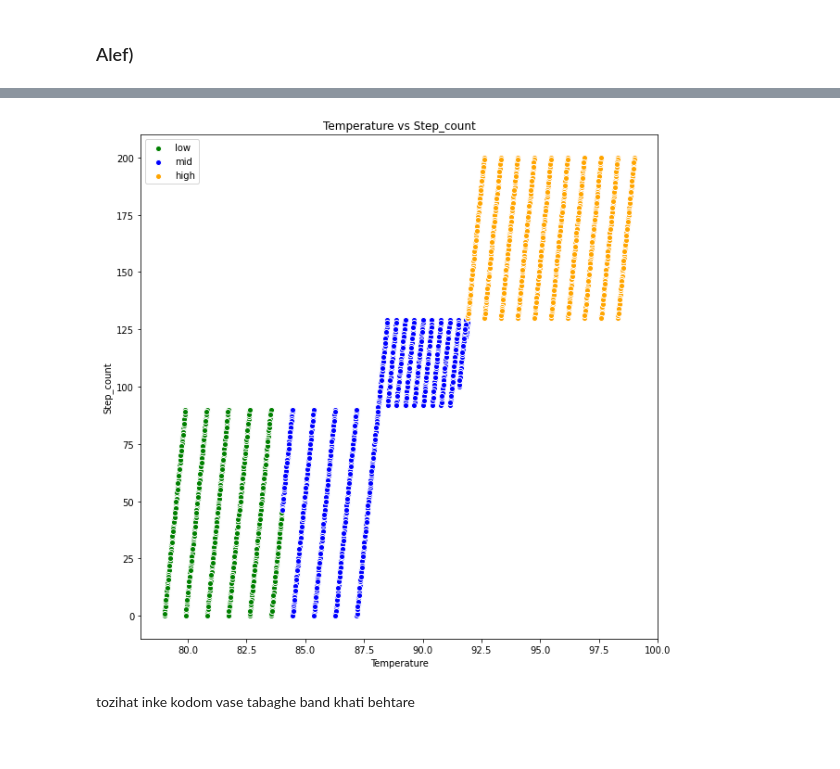
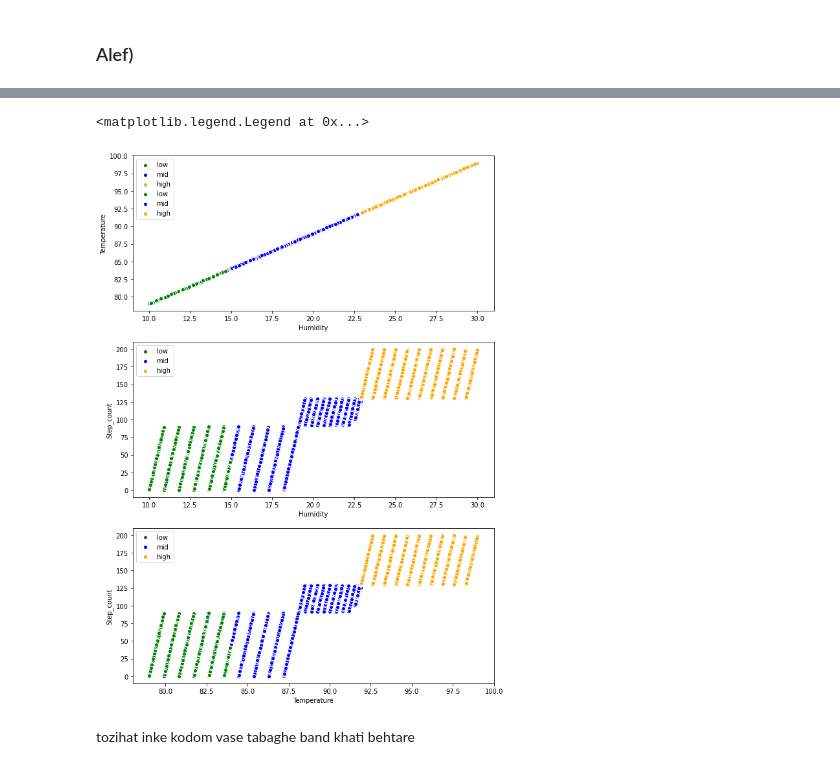
Before and after one commit to Arashlf/UT_ML_Course, a Jupyter notebook: Homework2/Q4-6.ipynb, the cells around one changed output, grey strips where cells are left out. Saved outputs shown, nothing was run; the diff lists cells and outputs as text; code cells hidden in the pictures.

```diff
--- a/Homework2/Q4-6.ipynb
+++ b/Homework2/Q4-6.ipynb
@@ -166,18 +136,51 @@ plt.show()
-# %%
-plt.figure(figsize=(10, 10))
-plt.scatter(data[data["Stress_Level"] == 'low']['Temperature'], data[data["Stress_Level"] == 'low']['Step_count'],
-            marker = '.', edgecolor = 'white', facecolors='green', s=150, label='low')
-plt.scatter(data[data["Stress_Level"] == 'mid']['Temperature'], data[data["Stress_Level"] == 'mid']['Step_count'],
-            marker = '.', edgecolor = 'white', facecolors='blue', s=150, label='mid')
-plt.scatter(data[data["Stress_Level"] == 'high']['Temperature'], data[data["Stress_Level"] == 'high']['Step_count'],
-            marker = '.', edgecolor = 'white', facecolors='orange', s=150, label='high')
-plt.title('Temperature vs Step_count')
-plt.xlabel('Temperature')
-plt.ylabel('Step_count')
-plt.legend(loc='upper left')
-plt.show()
-# %% [output]
-[figure, removed]
+# %%
+fig, axes = plt.subplots(3, 1, figsize = (10, 15))
+
+axes[0].scatter(data[data["Stress_Level"] == 'low']['Humidity'], data[data["Stress_Level"] == 'low']['Temperature'],
+            marker = '.', edgecolor = 'white', facecolors='green', s=150, label='low')
+axes[0].scatter(data[data["Stress_Level"] == 'mid']['Humidity'], data[data["Stress_Level"] == 'mid']['Temperature'],
+            marker = '.', edgecolor = 'white', facecolors='blue', s=150, label='mid')
+axes[0].scatter(data[data["Stress_Level"] == 'high']['Humidity'], data[data["Stress_Level"] == 'high']['Temperature'],
+            marker = '.', edgecolor = 'white', facecolors='orange', s=150, label='high')
+axes[0].set_xlabel('Humidity')
+axes[0].set_ylabel('Temperature')
+axes[0].legend(loc='upper left')
+
+
+axes[0].scatter(data[data["Stress_Level"] == 'low']['Humidity'], data[data["Stress_Level"] == 'low']['Temperature'],
+            marker = '.', edgecolor = 'white', facecolors='green', s=150, label='low')
+axes[0].scatter(data[data["Stress_Level"] == 'mid']['Humidity'], data[data["Stress_Level"] == 'mid']['Temperature'],
+            marker = '.', edgecolor = 'white', facecolors='blue', s=150, label='mid')
+axes[0].scatter(data[data["Stress_Level"] == 'high']['Humidity'], data[data["Stress_Level"] == 'high']['Temperature'],
+            marker = '.', edgecolor = 'white', facecolors='orange', s=150, label='high')
+axes[0].set_xlabel('Humidity')
+axes[0].set_ylabel('Temperature')
+axes[0].legend(loc='upper left')
+
+
+axes[1].scatter(data[data["Stress_Level"] == 'low']['Humidity'], data[data["Stress_Level"] == 'low']['Step_count'],
+            marker = '.', edgecolor = 'white', facecolors='green', s=151, label='low')
+axes[1].scatter(data[data["Stress_Level"] == 'mid']['Humidity'], data[data["Stress_Level"] == 'mid']['Step_count'],
+            marker = '.', edgecolor = 'white', facecolors='blue', s=151, label='mid')
+axes[1].scatter(data[data["Stress_Level"] == 'high']['Humidity'], data[data["Stress_Level"] == 'high']['Step_count'],
+            marker = '.', edgecolor = 'white', facecolors='orange', s=151, label='high')
+axes[1].set_xlabel('Humidity')
+axes[1].set_ylabel('Step_count')
+axes[1].legend(loc='upper left')
+
+
+axes[2].scatter(data[data["Stress_Level"] == 'low']['Temperature'], data[data["Stress_Level"] == 'low']['Step_count'],
+            marker = '.', edgecolor = 'white', facecolors='green', s=150, label='low')
+axes[2].scatter(data[data["Stress_Level"] == 'mid']['Temperature'], data[data["Stress_Level"] == 'mid']['Step_count'],
+            marker = '.', edgecolor = 'white', facecolors='blue', s=150, label='mid')
+axes[2].scatter(data[data["Stress_Level"] == 'high']['Temperature'], data[data["Stress_Level"] == 'high']['Step_count'],
+            marker = '.', edgecolor = 'white', facecolors='orange', s=150, label='high')
+axes[2].set_xlabel('Temperature')
+axes[2].set_ylabel('Step_count')
+axes[2].legend(loc='upper left')
+# %% [output]
+<matplotlib.legend.Legend at 0x...>
+[figure, added]
 # %% [markdown]
 tozihat inke kodom vase tabaghe band khati behtare
 # %% [markdown]
```
Also changed, not shown: parts of 11 cells of this notebook.
